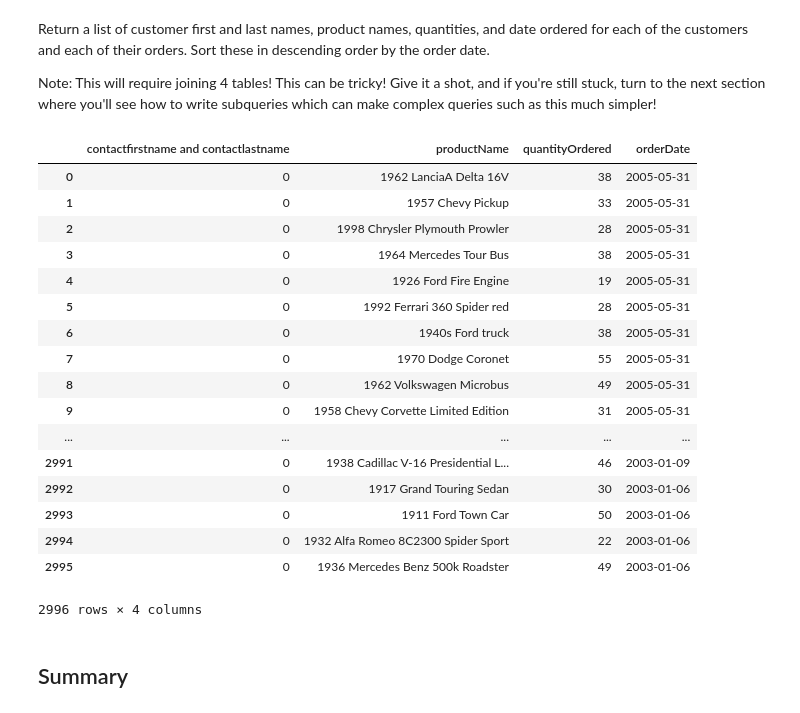
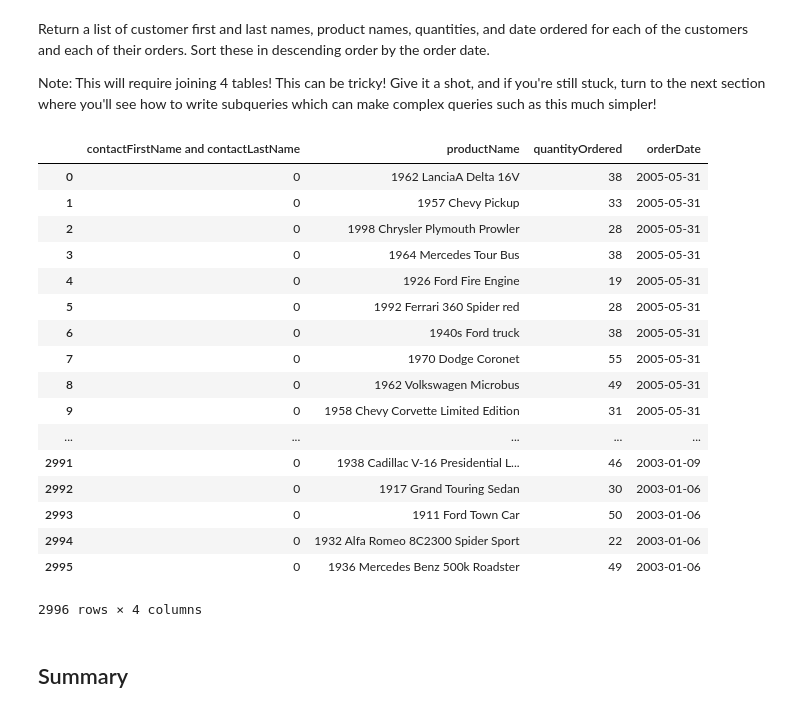
Before and after one commit to Princess-1/dsc-one-to-many-and-many-to-many-joins-lab-atlanta-ds-062419, a Jupyter notebook: index.ipynb, the cells around one changed output. Saved outputs shown, nothing was run; the diff lists cells and outputs as text; code cells hidden in the pictures.

```diff
--- a/index.ipynb
+++ b/index.ipynb
@@ -129,21 +129,21 @@ Return a list of customer first and last names, product names, quantities, and d
 Note: This will require joining 4 tables! This can be tricky! Give it a shot, and if you're still stuck, turn to the next section where you'll see how to write subqueries which can make complex queries such as this much simpler!
 # %%
 # Your code here
-c.execute('''SELECT contactfirstname and contactlastname, productname, quantityordered, orderdate
+c.execute('''SELECT contactFirstName and contactLastName, productname, quantityordered, orderdate
              FROM customers c
              JOIN orders o
              USING(customerNumber)
              JOIN orderdetails od
              USING(ordernumber)
              JOIN products p
              USING(productcode)
              ORDER BY orderdate DESC;
              ''')
 df = pd.DataFrame(c.fetchall())
 df.columns = [x[0] for x in c.description]
 df
 # %% [output]
-|  | contactfirstname and contactlastname | productName | quantityOrdered | orderDate |
+|  | contactFirstName and contactLastName | productName | quantityOrdered | orderDate |
 | 0 | 0 | 1962 LanciaA Delta 16V | 38 | 2005-05-31 |
 | 1 | 0 | 1957 Chevy Pickup | 33 | 2005-05-31 |
 | 2 | 0 | 1998 Chrysler Plymouth Prowler | 28 | 2005-05-31 |
```
